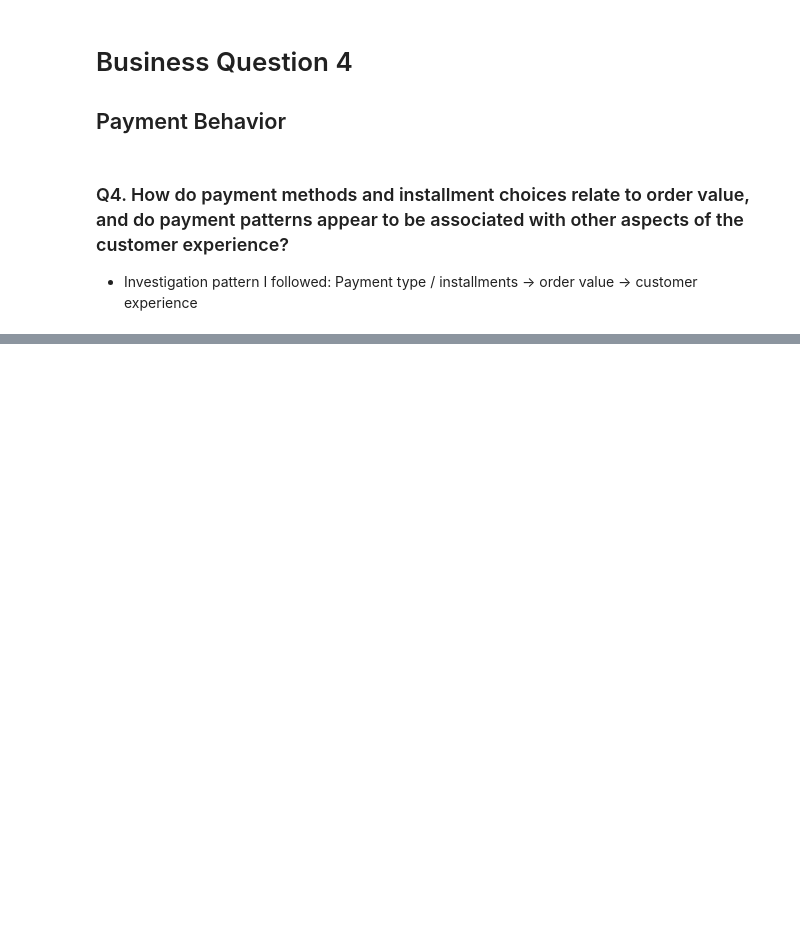
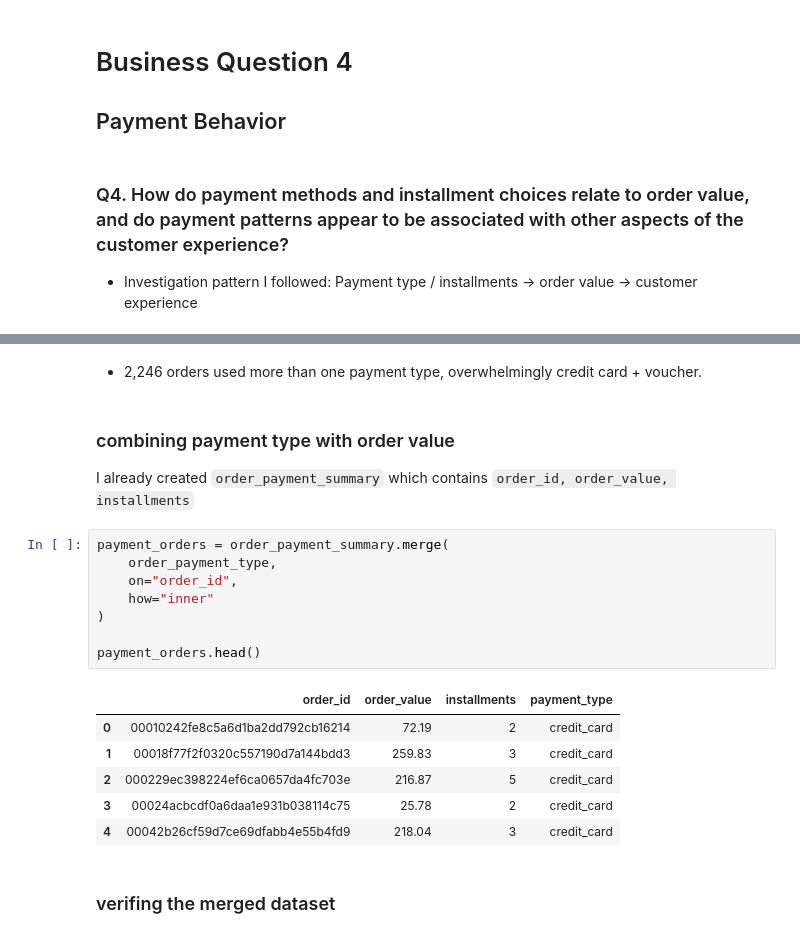
Before and after one commit to VishnuCodes96/olist-marketplace-analysis, a Jupyter notebook: notebooks/Olist_Marketplace_Performance_Customer_Experience_Analysis.ipynb, the cells around one changed output, grey strips where cells are left out. Saved outputs shown, nothing was run; the diff lists cells and outputs as text; blank space fills up the shorter version.

```diff
--- a/notebooks/Olist_Marketplace_Performance_Customer_Experience_Analysis.ipynb
+++ b/notebooks/Olist_Marketplace_Performance_Customer_Experience_Analysis.ipynb
@@ -2139,0 +2272,23 @@ Category-level commercial metrics (item count, revenue and average price) were c
+# %% [markdown]
+* 2,246 orders used more than one payment type, overwhelmingly credit card + voucher.
+# %% [markdown]
+### combining payment type with order value
+
+I already created `order_payment_summary` which contains `order_id, order_value, installments`
+# %%
+payment_orders = order_payment_summary.merge(
+    order_payment_type,
+    on="order_id",
+    how="inner"
+)
+
+payment_orders.head()
+# %% [output]
+|  | order_id | order_value | installments | payment_type |
+| 0 | 00010242fe8c5a6d1ba2dd792cb16214 | 72.19 | 2 | credit_card |
+| 1 | 00018f77f2f0320c557190d7a144bdd3 | 259.83 | 3 | credit_card |
+| 2 | 000229ec398224ef6ca0657da4fc703e | 216.87 | 5 | credit_card |
+| 3 | 00024acbcdf0a6daa1e931b038114c75 | 25.78 | 2 | credit_card |
+| 4 | 00042b26cf59d7ce69dfabb4e55b4fd9 | 218.04 | 3 | credit_card |
+# %% [markdown]
+### verifing the merged dataset
```
Also changed, not shown: parts of 32 cells of this notebook.
